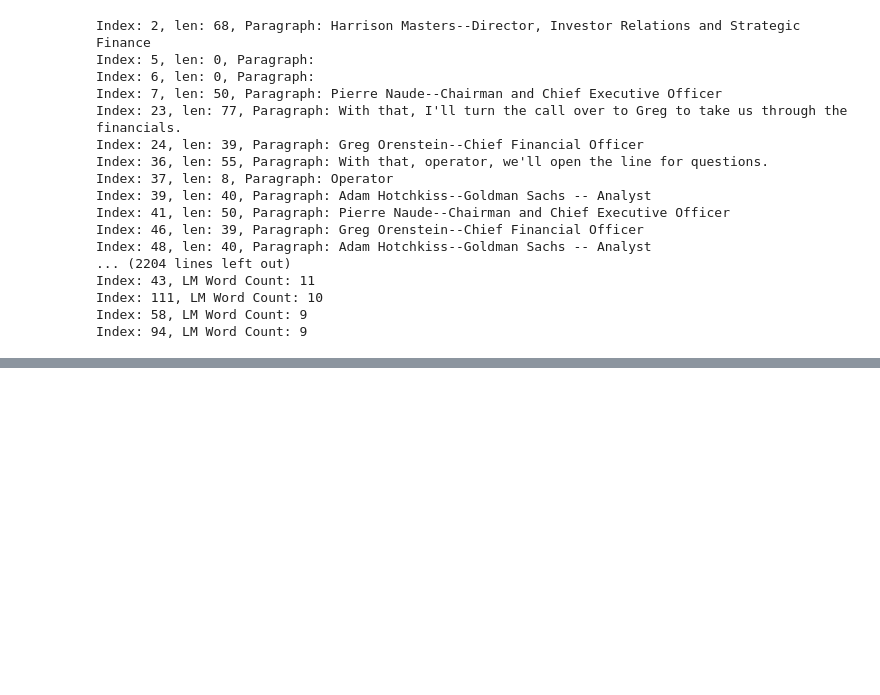
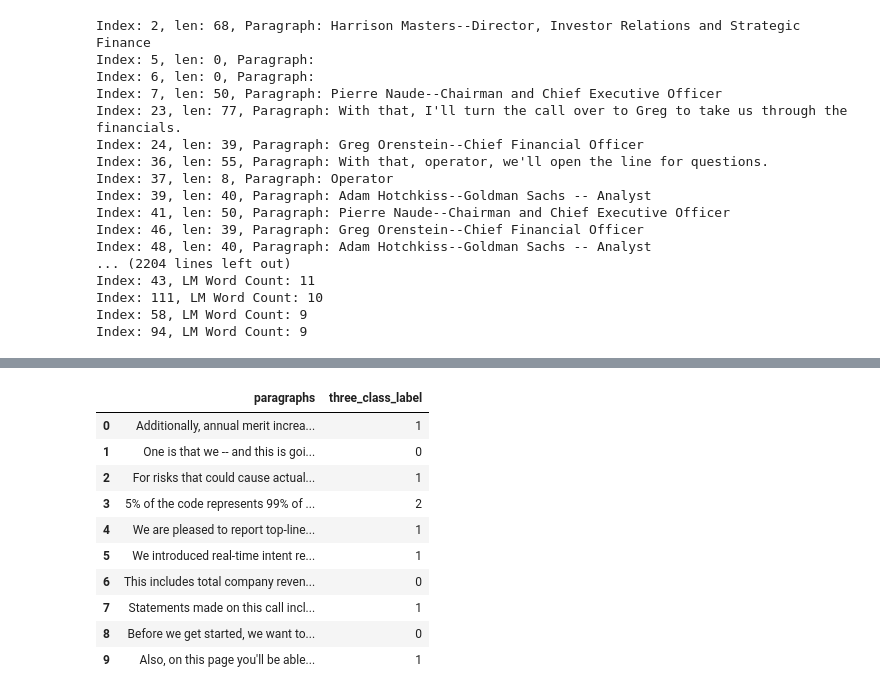
Before and after one commit to WangZiRongPraetorianGuard/earnings-call-predict-stock-price-movement, a Jupyter notebook: Earnings_call-Hank/finbert.ipynb, the cells around one changed output, grey strips where cells are left out. Drawn from its saved outputs; the diff is of its cells as text; code cells hidden in the pictures; blank space fills up the shorter version.

```diff
--- a/Earnings_call-Hank/finbert.ipynb
+++ b/Earnings_call-Hank/finbert.ipynb
@@ -61,3 +76,22 @@ Index: 94, LM Word Count: 9
+# %%
+# 建立一個映射字典
+label_mapping = {-1: 0, 0: 1, 1: 2}
+
+# 使用 map 函數進行轉換
+denoised_df['three_class_label'] = denoised_df['three_class_label'].map(label_mapping)
+denoised_df
+# %% [output]
+|  | paragraphs | three_class_label |
+| 0 | Additionally, annual merit increa... | 1 |
+| 1 | One is that we -- and this is goi... | 0 |
+| 2 | For risks that could cause actual... | 1 |
+| 3 | 5% of the code represents 99% of ... | 2 |
+| 4 | We are pleased to report top-line... | 1 |
+| 5 | We introduced real-time intent re... | 1 |
+| 6 | This includes total company reven... | 0 |
+| 7 | Statements made on this call incl... | 1 |
+| 8 | Before we get started, we want to... | 0 |
+| 9 | Also, on this page you'll be able... | 1 |
 # %%
 # 設置模型參數
 args = {
```
Also changed, not shown: parts of 8 cells of this notebook, 2 other files.
